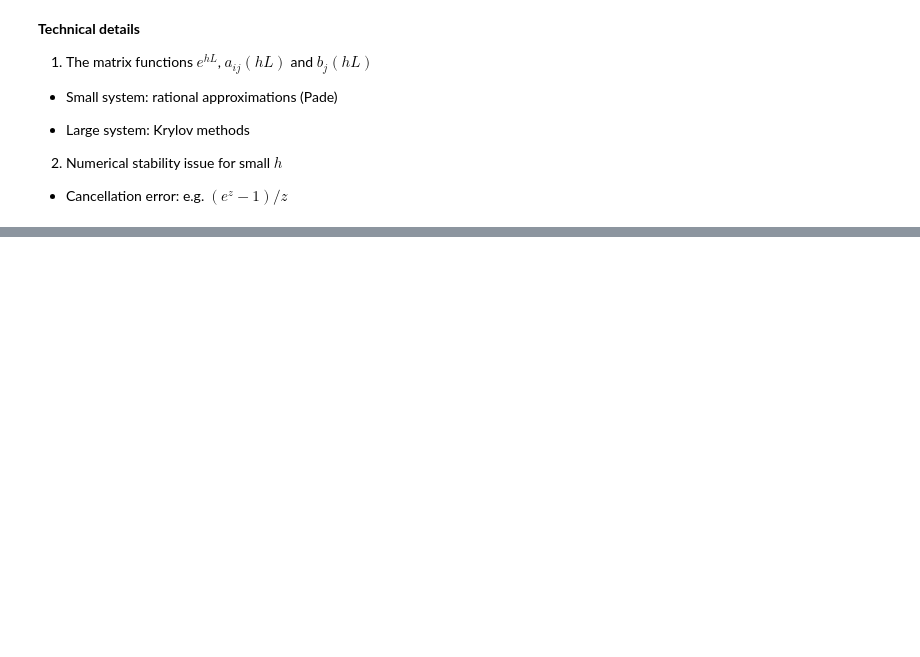
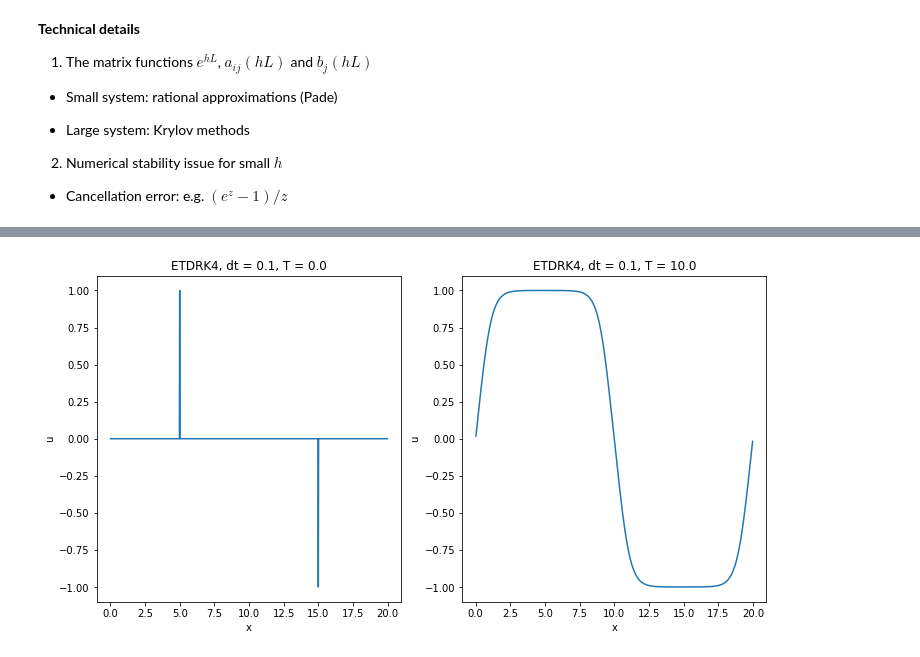
Before and after one commit to MSeeker1340/num2-spring2018, a Jupyter notebook: src/Presentation.ipynb, the cells around one changed output, grey strips where cells are left out. Cells and saved outputs as stored; diff of their text form; code cells hidden in the pictures; blank space fills up the shorter version.

```diff
--- a/src/Presentation.ipynb
+++ b/src/Presentation.ipynb
@@ -96,0 +188,5 @@ $$ \partial_tu = D\Delta u + u - u^3 $$
+# %%
+# ETDRK4 is stable for large time steps
+solve_and_plot(dt=0.1, method=ETDRK4)
+# %% [output]
+[figure, added]
```
Also changed, not shown: parts of 12 cells of this notebook.
